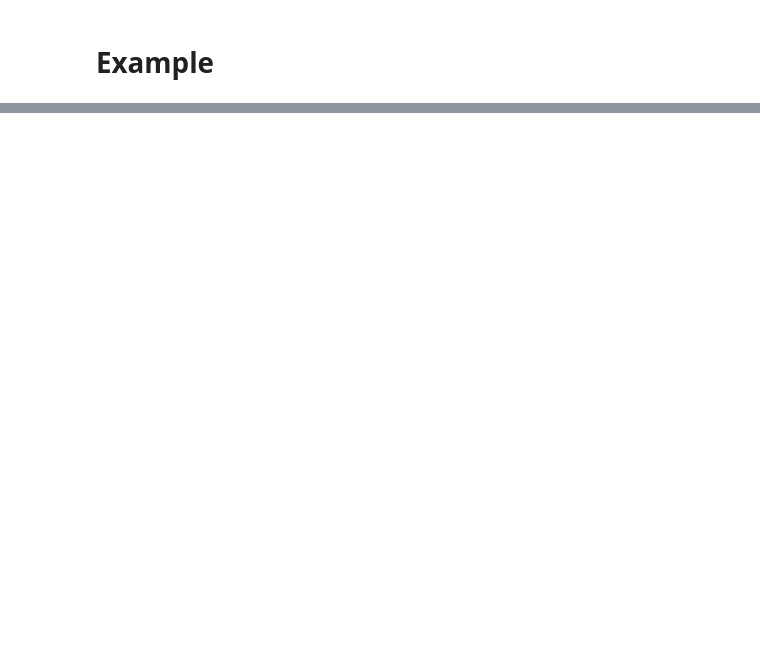
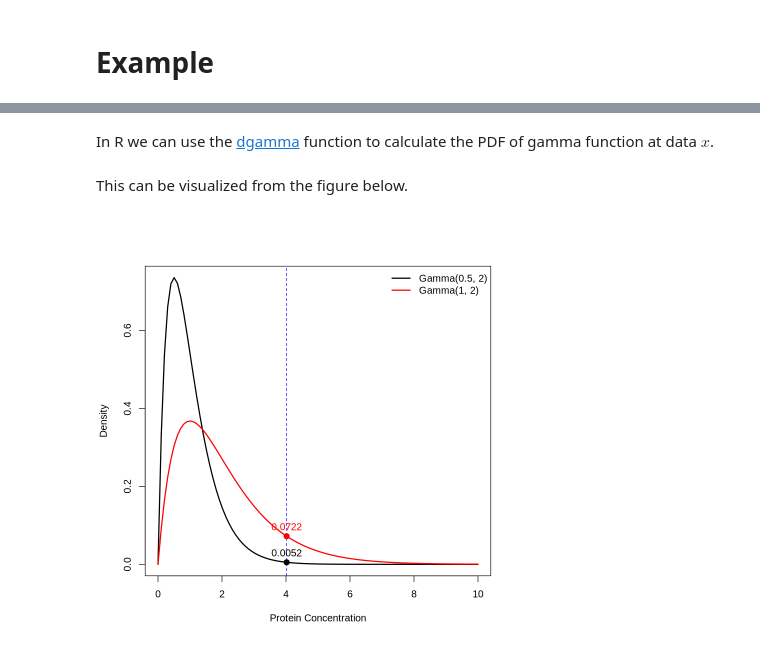
Before and after one commit to StatFunGen/statgen-prerequisites, a Jupyter notebook: 6_1_likelihood.ipynb, the cells around one changed output, grey strips where cells are left out. Cells and saved outputs as stored; diff of their text form; code cells hidden in the pictures; blank space fills up the shorter version.

```diff
--- a/6_1_likelihood.ipynb
+++ b/6_1_likelihood.ipynb
@@ -94,0 +129,40 @@ In this plot, you'll see that the posterior distribution reflects both the data
+# %%
+X_val=4.02
+# %% [markdown]
+In R we can use the [dgamma](https://stat.ethz.ch/R-manual/R-devel/library/stats/html/GammaDist.html) function to calculate the PDF of gamma function at data $x$.
+# %%
+# dgamma(x, shape, rate = 1, scale = 1/rate, log = FALSE) returns the Density for the Gamma distribution with parameters shape and scale at x
+y0_val = dgamma(X_val,scale=0.5,shape=2)
+y1_val = dgamma(X_val,scale=1,shape=2)
+# %% [markdown]
+This can be visualized from the figure below.
+# %%
+x <- seq(0, 10, length = 100)
+
+# Compute density values
+y0 <- dgamma(x, scale = 0.5, shape = 2)
+y1 <- dgamma(x, scale = 1, shape = 2)
+
+# Plot the first Gamma density
+plot(x, y0, type = "l", xlab = "Protein Concentration", ylab = "Density",
+     col = "black", lwd = 2, ylim = c(0, max(y0, y1)))
+
+# Add the second Gamma density
+lines(x, y1, col = "red", lwd = 2)
+
+# Add a vertical line at x = 4.02
+abline(v = X_val, lty = 2, col = "blue")
+
+# Mark the corresponding points
+points(X_val, y0_val, col = "black", pch = 19, cex = 1.2) # normal group
+points(X_val, y1_val, col = "red", pch = 19, cex = 1.2) # diseased group
+
+# Add text labels near the points
+text(X_val, y0_val, labels = round(y0_val, 4), pos = 3, col = "black")
+text(X_val, y1_val, labels = round(y1_val, 4), pos = 3, col = "red")
+
+# Add legend
+legend("topright", legend = c("Gamma(0.5, 2)", "Gamma(1, 2)"),
+       col = c("black", "red"), lwd = 2, bty = "n")
+# %% [output]
+[figure, added]
```
Also changed, not shown: parts of 28 cells of this notebook, 2 other files.
